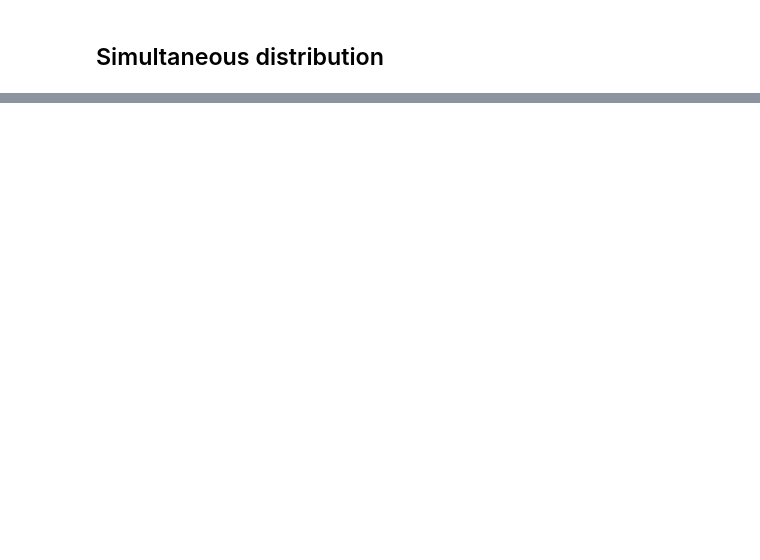
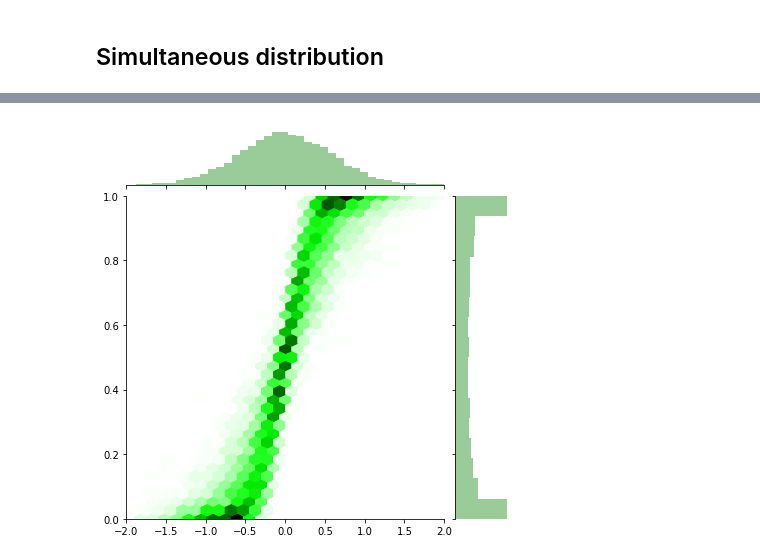
Before and after one commit to mo-mo-666/qiita-articles-script, a Jupyter notebook: arcsin-law/arcsin_law.ipynb, the cells around one changed output, grey strips where cells are left out. Drawn from its saved outputs; the diff is of its cells as text; code cells hidden in the pictures; blank space fills up the shorter version.

```diff
--- a/arcsin-law/arcsin_law.ipynb
+++ b/arcsin-law/arcsin_law.ipynb
@@ -117,0 +120,14 @@ plt.show()
+# %%
+step = 1000
+num = 10000
+
+diffs = np.random.randn(num, step).astype(np.float32) * np.sqrt(1 / step)
+diffs[:, 0] = 0.
+bms = np.cumsum(diffs, axis=1)
+cal_inte = np.mean(bms, axis=1)
+cal_positive = np.mean(bms > 0, axis=1)
+
+sns.jointplot(x=cal_inte, y=cal_positive, xlim=(-2, 2), ylim=(0, 1), color="g", kind='hex')
+plt.show()
+# %% [output]
+[figure, added]
```
Also changed, not shown: parts of 7 cells of this notebook.
